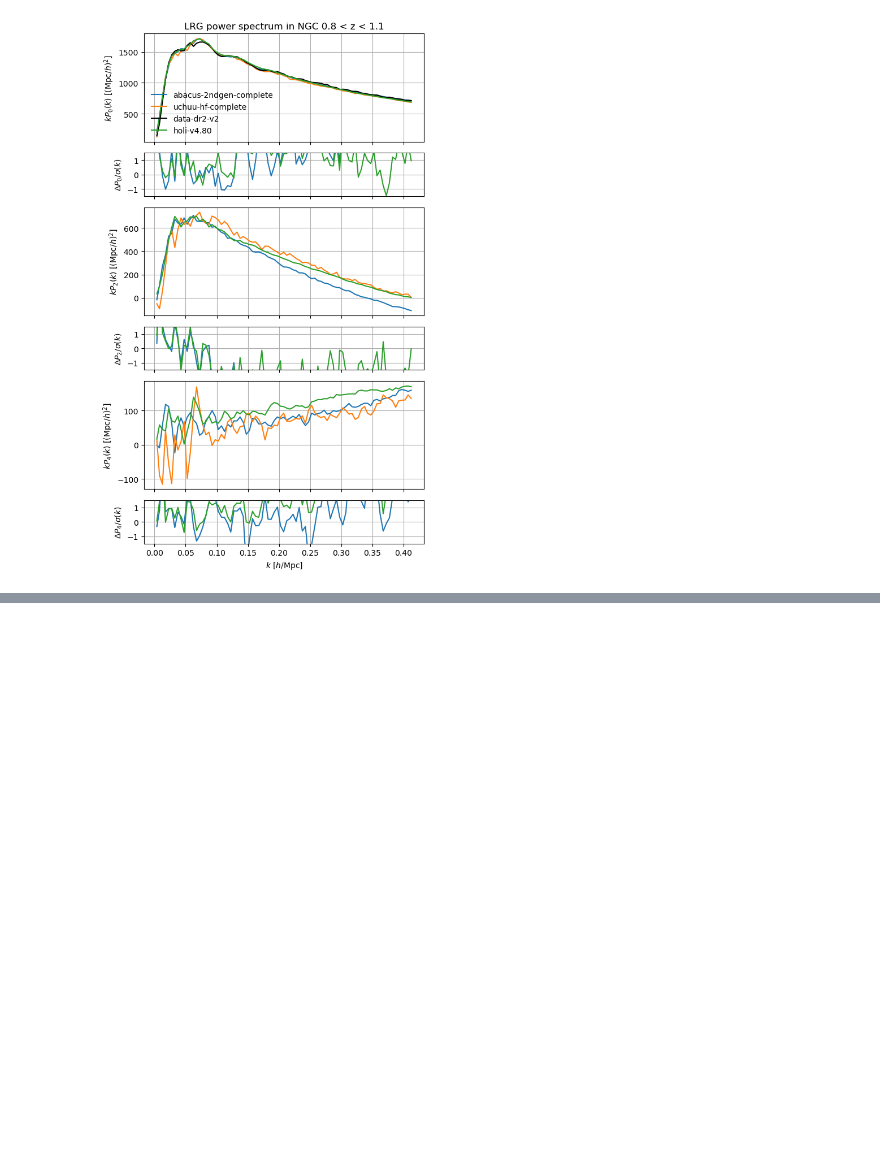
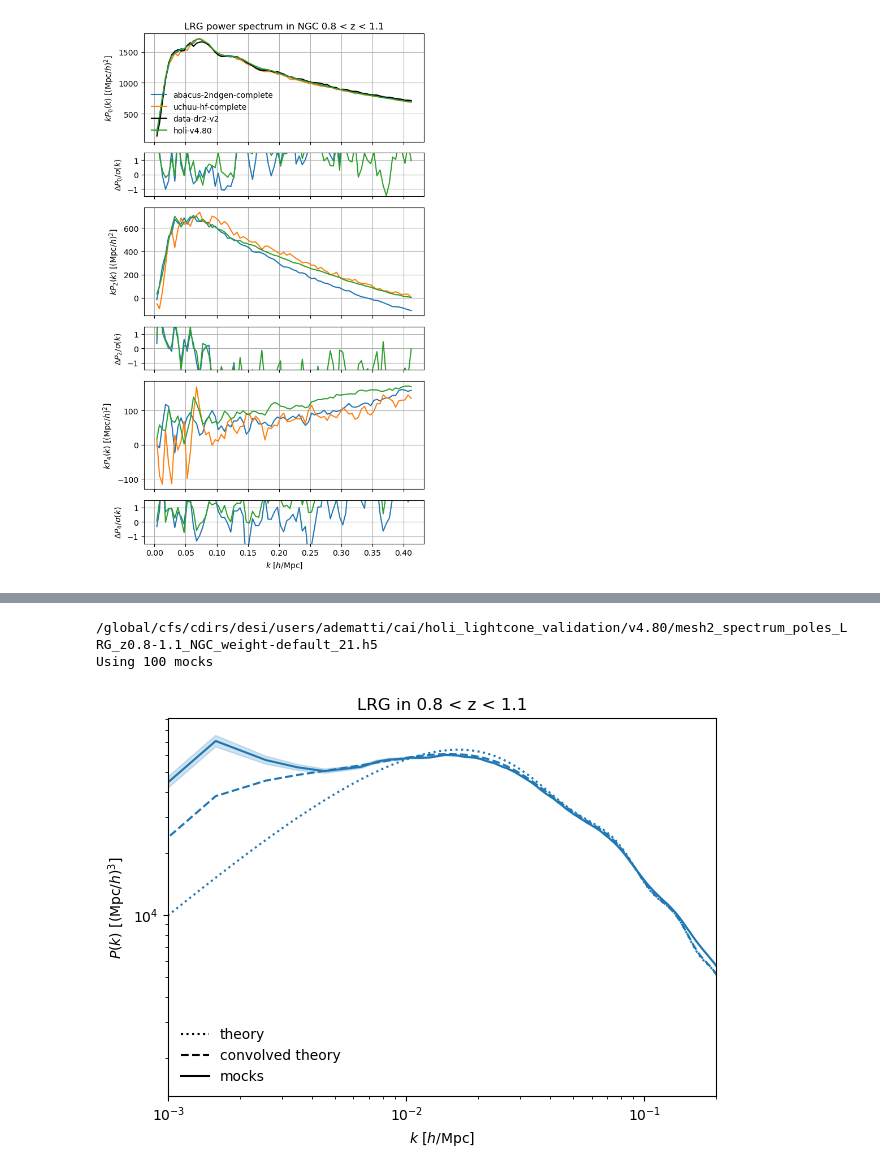
Before and after one commit to echaussidon/desi-clustering, a Jupyter notebook: clustering_statistics/nb/validation_holi_lightcone.ipynb, the cells around one changed output, grey strips where cells are left out. Drawn from its saved outputs; the diff is of its cells as text; code cells hidden in the pictures; blank space fills up the shorter version.

Commit message:
preliminary bispectrum window

```diff
--- a/clustering_statistics/nb/validation_holi_lightcone.ipynb
+++ b/clustering_statistics/nb/validation_holi_lightcone.ipynb
@@ -179,0 +181,44 @@ Using 100 mocks
+# %%
+tracer = 'LRG'
+zrange = (0.8, 1.1)
+stats_dir = Path('/global/cfs/cdirs/desi/users/adematti/cai/holi_lightcone_validation')
+kw_catalog = dict(imock=1, tracer=tracer, zrange=zrange, version='v4.80', weight='default', region='NGC')
+theory_fn = tools.get_stats_fn(kind='theory_mesh2_spectrum_poles', stats_dir=stats_dir, catalog=kw_catalog)
+theory = types.read(theory_fn)
+mean_fn = tools.get_stats_fn(kind='mean_mesh2_spectrum_poles', stats_dir=stats_dir, catalog=kw_catalog)
+mean = types.read(mean_fn)
+mock_fns = [tools.get_stats_fn(kind='mesh2_spectrum_poles', stats_dir=stats_dir, catalog=kw_catalog | {'imock': imock}) for imock in range(1, 200)]
+mock_fns = [mock_fn for mock_fn in mock_fns if mock_fn.exists()]
+print(mock_fns[20])
+print(f'Using {len(mock_fns):d} mocks')
+mocks = [types.read(mock_fn) for mock_fn in mock_fns]
+mock_mean, mock_cov = types.mean(mocks), types.cov(mocks)
+
+fig, ax = plt.subplots()
+ax.plot([], [], color='k', linestyle=':', label='theory')
+ax.plot([], [], color='k', linestyle='--', label='convolved theory')
+ax.plot([], [], color='k', linestyle='-', label='mocks')
+for ill, ell in enumerate(mean.ells[:1]):
+    color = f'C{ill:d}'
+    pole = theory.get(ells=ell)
+    ax.plot(k:=pole.coords('k'), pole.value(), color=color, linestyle=':')
+    pole = mean.get(ells=ell)
+    ax.plot(k:=pole.coords('k'), pole.value(), color=color, linestyle='--')
+    pole = mock_mean.get(ells=ell)
+    ax.plot(k:=pole.coords('k'), pole.value(), color=color, linestyle='-')
+    std = mock_cov.at.observable.get(ells=ell).std() / len(mocks)**0.5
+    ax.fill_between(k, pole.value() - std, pole.value() + std, color=color, alpha=0.2)
+ax.set_xlim(1e-3, 2e-1)
+ax.set_xscale('log')
+ax.set_yscale('log')
+ax.set_title(f'{tracer} in {zrange[0]:.1f} < z < {zrange[1]:.1f}')
+ax.legend(frameon=False)
+ax.set_xlabel(r'$k$ [$h/\mathrm{Mpc}$]')
+ax.set_ylabel(r'$P(k)$ [$(\mathrm{Mpc}/h)^3$]')
+plt.tight_layout()
+fig.savefig(plot_dir / f'check_window_gic_z{zrange[0]:.1f}-{zrange[1]:.1f}.png', bbox_inches='tight', pad_inches=0.1, dpi=200)
+plt.show()
+# %% [output]
+/global/cfs/cdirs/desi/users/adematti/cai/holi_lightcone_validation/v4.80/mesh2_spectrum_poles_LRG_z0.8-1.1_NGC_weight-default_21.h5
+Using 100 mocks
+[figure, added]
```
Also changed, not shown: parts of 1 cell of this notebook, 7 other files.
